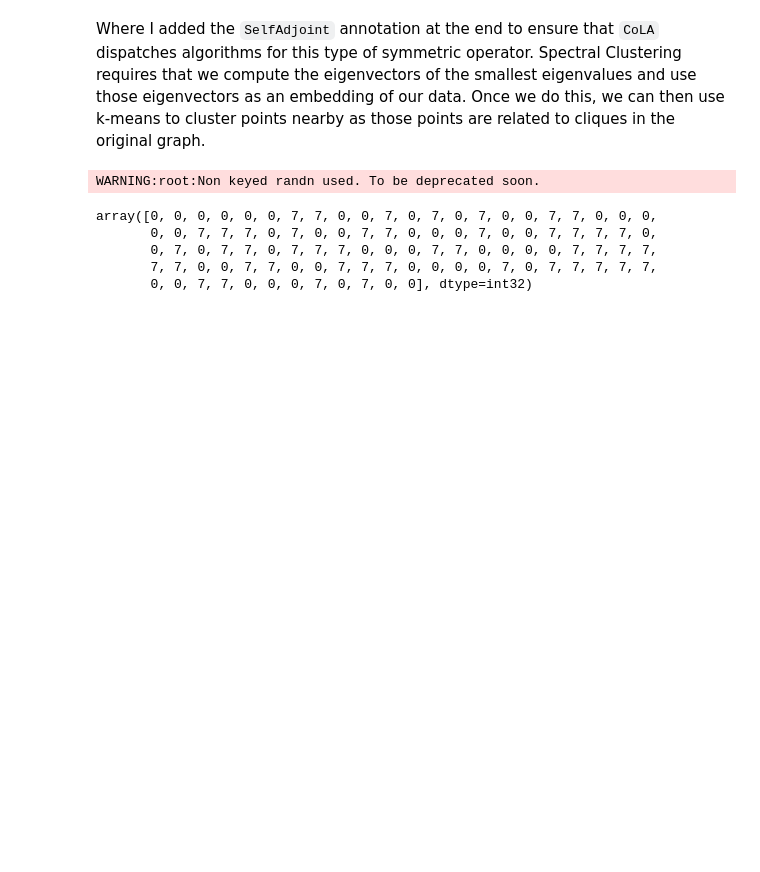
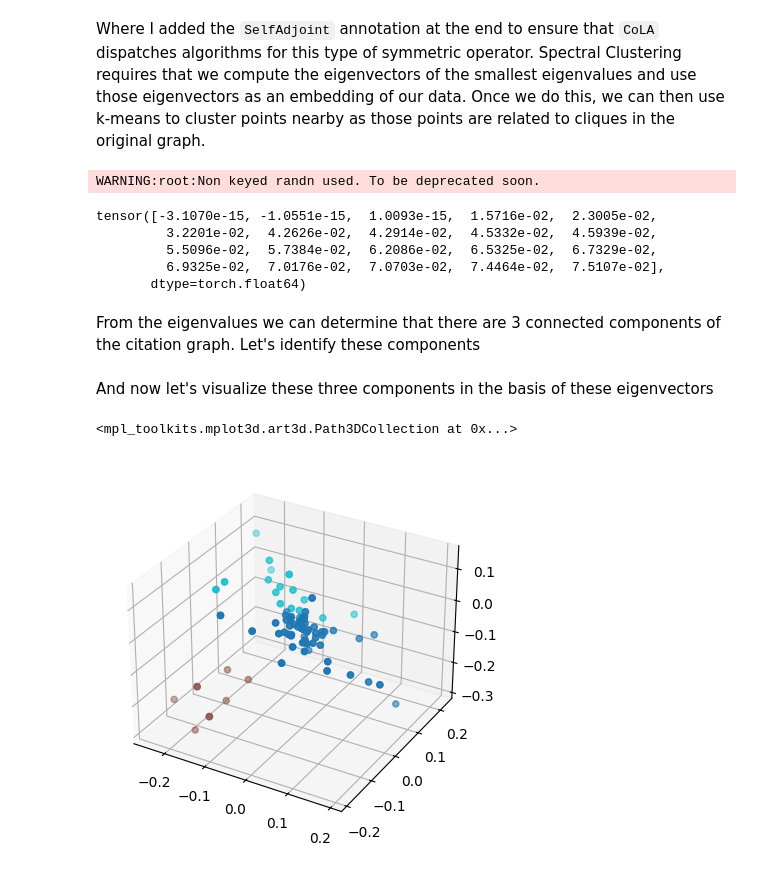
Before and after one commit to wilson-labs/cola, a Jupyter notebook: docs/notebooks/04_Spectral_Clustering.ipynb, the cells around one changed output. Saved outputs shown, nothing was run; the diff lists cells and outputs as text; code cells hidden in the pictures; blank space fills up the shorter version.

Commit message:
update to spectral clustering

```diff
--- a/docs/notebooks/04_Spectral_Clustering.ipynb
+++ b/docs/notebooks/04_Spectral_Clustering.ipynb
@@ -82,17 +82,29 @@ Where I added the `SelfAdjoint` annotation at the end to ensure that `CoLA` disp
 # %%
 from sklearn.cluster import KMeans
 
-embedding_size, n_clusters = 8, 8
-eigvals, eigvecs = cola.eig(Lap, k=Lap.shape[0], which="LM", alg=cola.Lanczos(max_iters=300))
-x_emb = eigvecs[:, :embedding_size].to_dense()
-kmeans = KMeans(n_clusters=n_clusters).fit(x_emb)
+eigvals, eigvecs = cola.eig(Lap, k=20, which="SM", alg=cola.Lanczos(max_iters=300))
 # %% [output]
 WARNING:root:Non keyed randn used. To be deprecated soon.
-# %%
-kmeans.labels_[100:200]
-# %% [output]
-array([0, 0, 0, 0, 0, 0, 7, 7, 0, 0, 7, 0, 7, 0, 7, 0, 0, 7, 7, 0, 0, 0,
-       0, 0, 7, 7, 7, 0, 7, 0, 0, 7, 7, 0, 0, 0, 7, 0, 0, 7, 7, 7, 7, 0,
-       0, 7, 0, 7, 7, 0, 7, 7, 7, 0, 0, 0, 7, 7, 0, 0, 0, 0, 7, 7, 7, 7,
-       7, 7, 0, 0, 7, 7, 0, 0, 7, 7, 7, 0, 0, 0, 0, 7, 0, 7, 7, 7, 7, 7,
-       0, 0, 7, 7, 0, 0, 0, 7, 0, 7, 0, 0], dtype=int32)
+# %%
+eigvals
+# %% [output]
+tensor([-3.1070e-15, -1.0551e-15,  1.0093e-15,  1.5716e-02,  2.3005e-02,
+         3.2201e-02,  4.2626e-02,  4.2914e-02,  4.5332e-02,  4.5939e-02,
+         5.5096e-02,  5.7384e-02,  6.2086e-02,  6.5325e-02,  6.7329e-02,
+         6.9325e-02,  7.0176e-02,  7.0703e-02,  7.4464e-02,  7.5107e-02],
+       dtype=torch.float64)
+# %% [markdown]
+From the eigenvalues we can determine that there are 3 connected components of the citation graph. Let's identify these components
+# %%
+n_clusters = 3
+x_emb = eigvecs.to_dense()[:,:n_clusters]
+kmeans = KMeans(n_clusters=n_clusters).fit(x_emb)
+# %% [markdown]
+And now let's visualize these three components in the basis of these eigenvectors
+# %%
+fig = plt.figure()
+ax = fig.add_subplot(projection='3d')
+ax.scatter(*x_emb.T, c=kmeans.labels_, cmap="tab10")
+# %% [output]
+<mpl_toolkits.mplot3d.art3d.Path3DCollection at 0x...>
+[figure, added]
```
